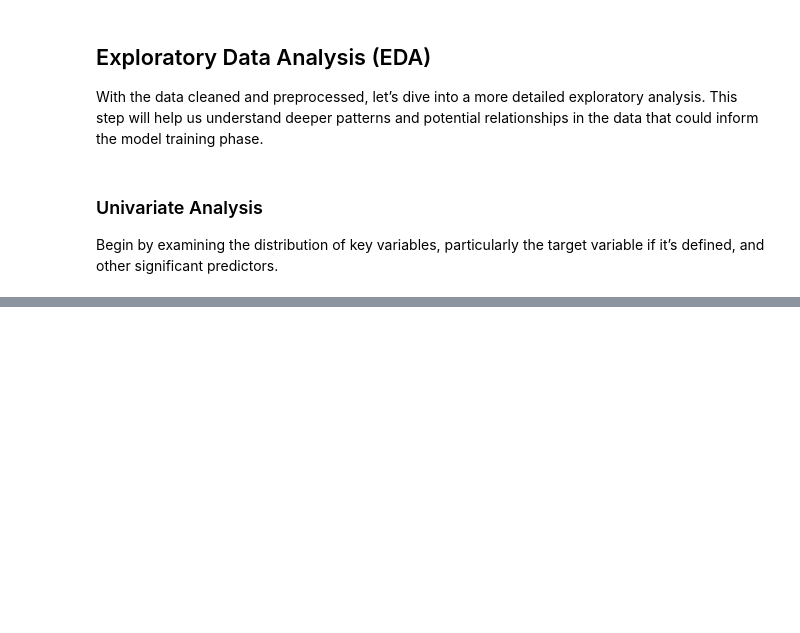
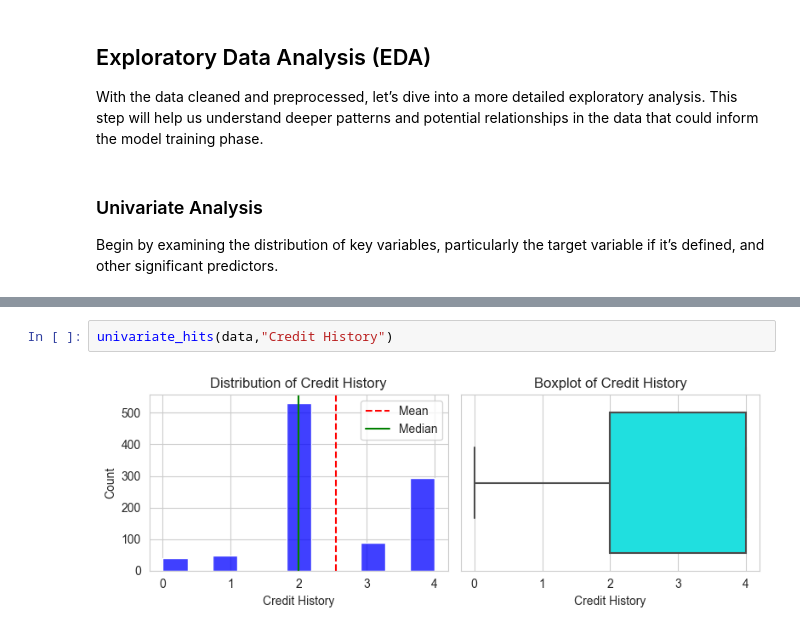
Before and after one commit to Enr1queRojas/Portfolio, a Jupyter notebook: clasic_models/notebooks/Credit_risk.ipynb, the cells around one changed output, grey strips where cells are left out. Saved outputs shown, nothing was run; the diff lists cells and outputs as text; blank space fills up the shorter version.

```diff
--- a/clasic_models/notebooks/Credit_risk.ipynb
+++ b/clasic_models/notebooks/Credit_risk.ipynb
@@ -318,0 +391,4 @@ fig.show()
+# %%
+univariate_hits(data,"Credit History")
+# %% [output]
+[figure, added]
```
Also changed, not shown: parts of 7 cells of this notebook.
